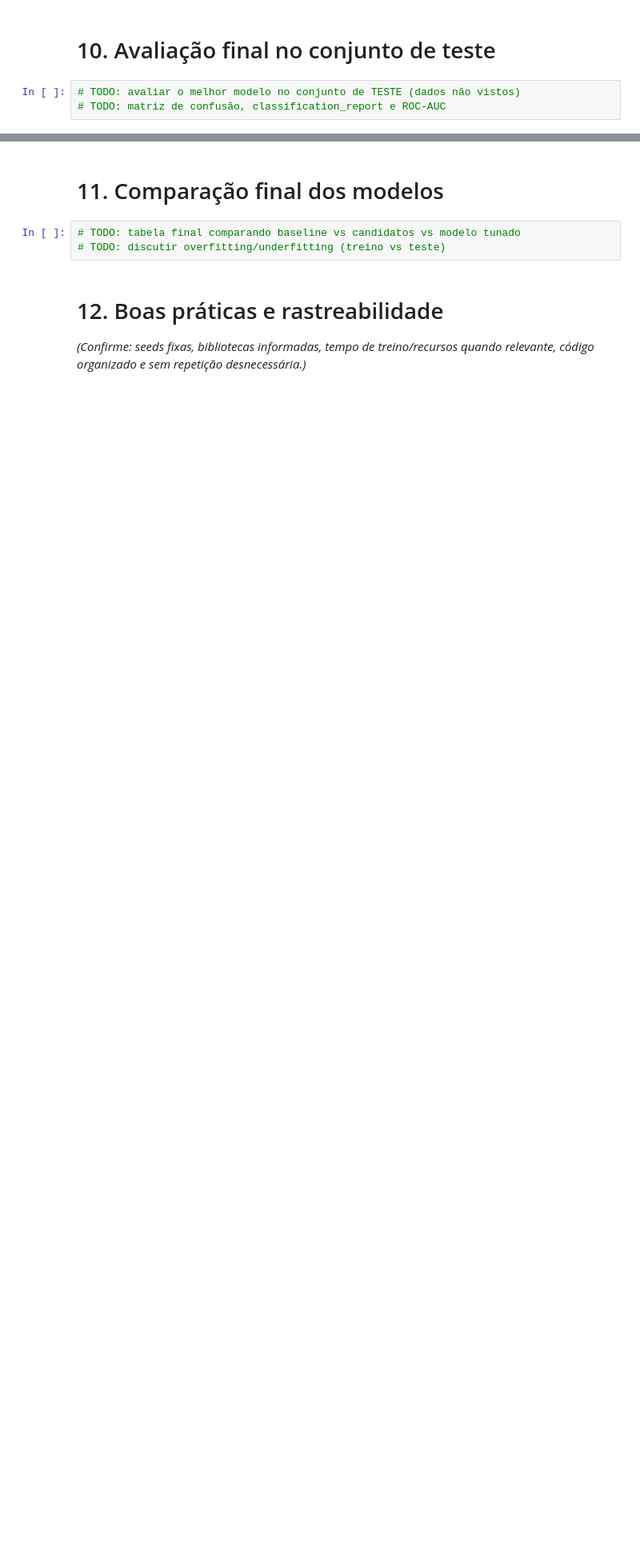
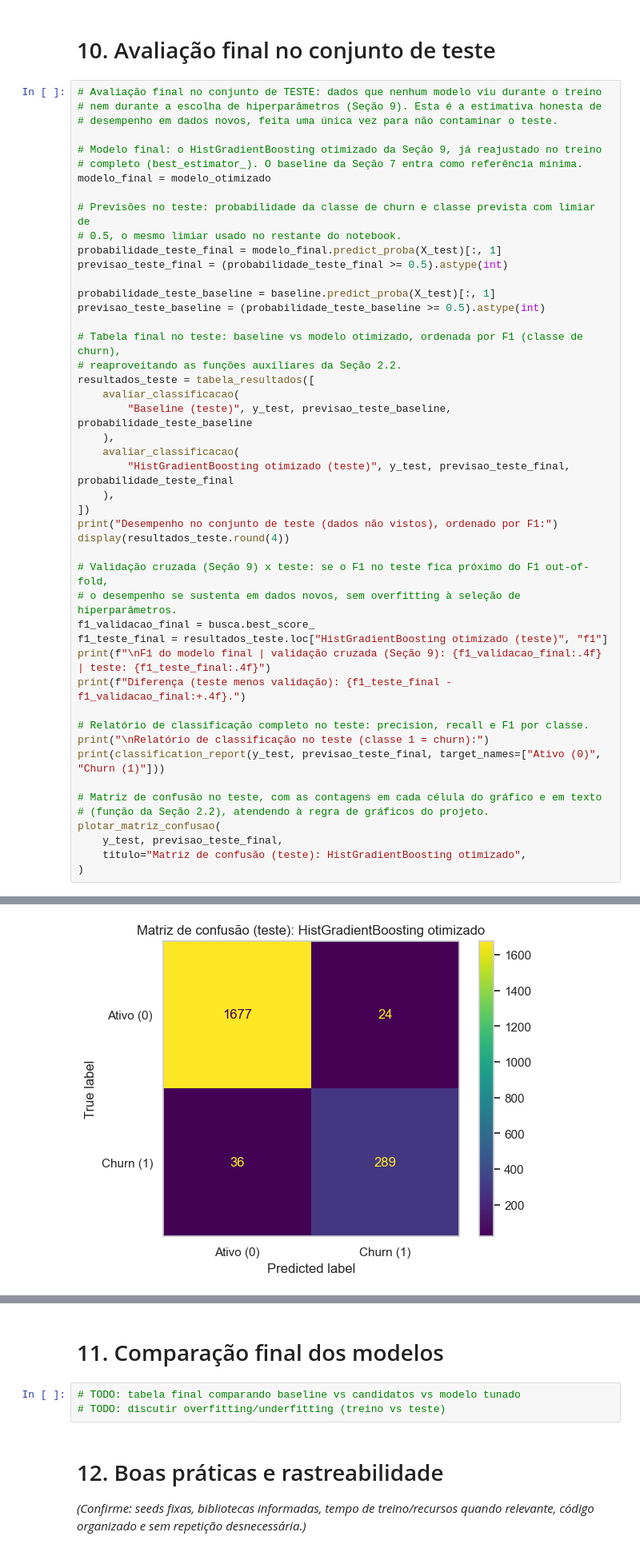
Before and after one commit to diogorblessa/mvp-credit-card-churn-parte-02, a Jupyter notebook: notebooks/desenvolvimento_mvp.ipynb, the cells around one changed output, grey strips where cells are left out. Shown at 80% size. Saved outputs shown, nothing was run; the diff lists cells and outputs as text; blank space fills up the shorter version.

```diff
--- a/notebooks/desenvolvimento_mvp.ipynb
+++ b/notebooks/desenvolvimento_mvp.ipynb
@@ -833,5 +833,50 @@ A base de treino é pequena (`~8.100` registros) e o `HistGradientBoosting` é r
 # %% [markdown]
 # 10. Avaliação final no conjunto de teste
 # %%
-# TODO: avaliar o melhor modelo no conjunto de TESTE (dados não vistos)
-# TODO: matriz de confusão, classification_report e ROC-AUC
+# Avaliação final no conjunto de TESTE: dados que nenhum modelo viu durante o treino
+# nem durante a escolha de hiperparâmetros (Seção 9). Esta é a estimativa honesta de
+# desempenho em dados novos, feita uma única vez para não contaminar o teste.
+
+# Modelo final: o HistGradientBoosting otimizado da Seção 9, já reajustado no treino
+# completo (best_estimator_). O baseline da Seção 7 entra como referência mínima.
+modelo_final = modelo_otimizado
+
+# Previsões no teste: probabilidade da classe de churn e classe prevista com limiar de
+# 0.5, o mesmo limiar usado no restante do notebook.
+probabilidade_teste_final = modelo_final.predict_proba(X_test)[:, 1]
+previsao_teste_final = (probabilidade_teste_final >= 0.5).astype(int)
+
+probabilidade_teste_baseline = baseline.predict_proba(X_test)[:, 1]
+previsao_teste_baseline = (probabilidade_teste_baseline >= 0.5).astype(int)
+
+# Tabela final no teste: baseline vs modelo otimizado, ordenada por F1 (classe de churn),
+# reaproveitando as funções auxiliares da Seção 2.2.
+resultados_teste = tabela_resultados([
+    avaliar_classificacao(
+        "Baseline (teste)", y_test, previsao_teste_baseline, probabilidade_teste_baseline
+    ),
+    avaliar_classificacao(
+        "HistGradientBoosting otimizado (teste)", y_test, previsao_teste_final, probabilidade_teste_final
+    ),
+])
+print("Desempenho no conjunto de teste (dados não vistos), ordenado por F1:")
+display(resultados_teste.round(4))
+
+# Validação cruzada (Seção 9) x teste: se o F1 no teste fica próximo do F1 out-of-fold,
+# o desempenho se sustenta em dados novos, sem overfitting à seleção de hiperparâmetros.
+f1_validacao_final = busca.best_score_
+f1_teste_final = resultados_teste.loc["HistGradientBoosting otimizado (teste)", "f1"]
+print(f"\nF1 do modelo final | validação cruzada (Seção 9): {f1_validacao_final:.4f} | teste: {f1_teste_final:.4f}")
+print(f"Diferença (teste menos validação): {f1_teste_final - f1_validacao_final:+.4f}.")
+
+# Relatório de classificação completo no teste: precision, recall e F1 por classe.
+print("\nRelatório de classificação no teste (classe 1 = churn):")
+print(classification_report(y_test, previsao_teste_final, target_names=["Ativo (0)", "Churn (1)"]))
+
+# Matriz de confusão no teste, com as contagens em cada célula do gráfico e em texto
+# (função da Seção 2.2), atendendo à regra de gráficos do projeto.
+plotar_matriz_confusao(
+    y_test, previsao_teste_final,
+    titulo="Matriz de confusão (teste): HistGradientBoosting otimizado",
+)
+# %% [output]
@@ -837,0 +899 @@ A base de treino é pequena (`~8.100` registros) e o `HistGradientBoosting` é r
+[figure, added]
```
Also changed, not shown: parts of 7 cells of this notebook.
